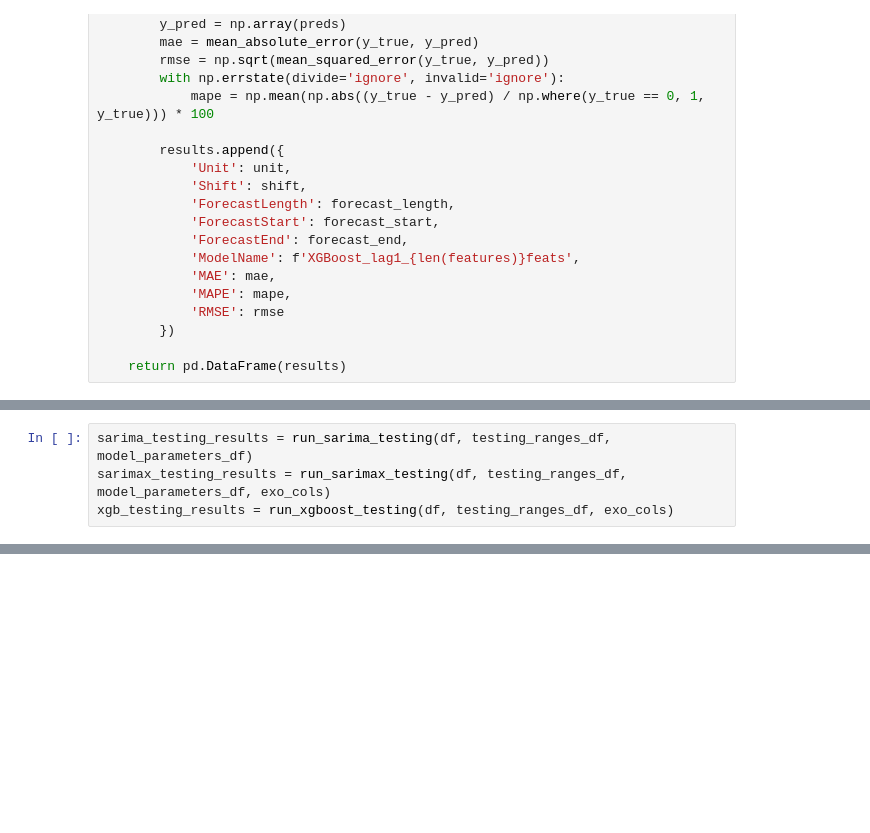
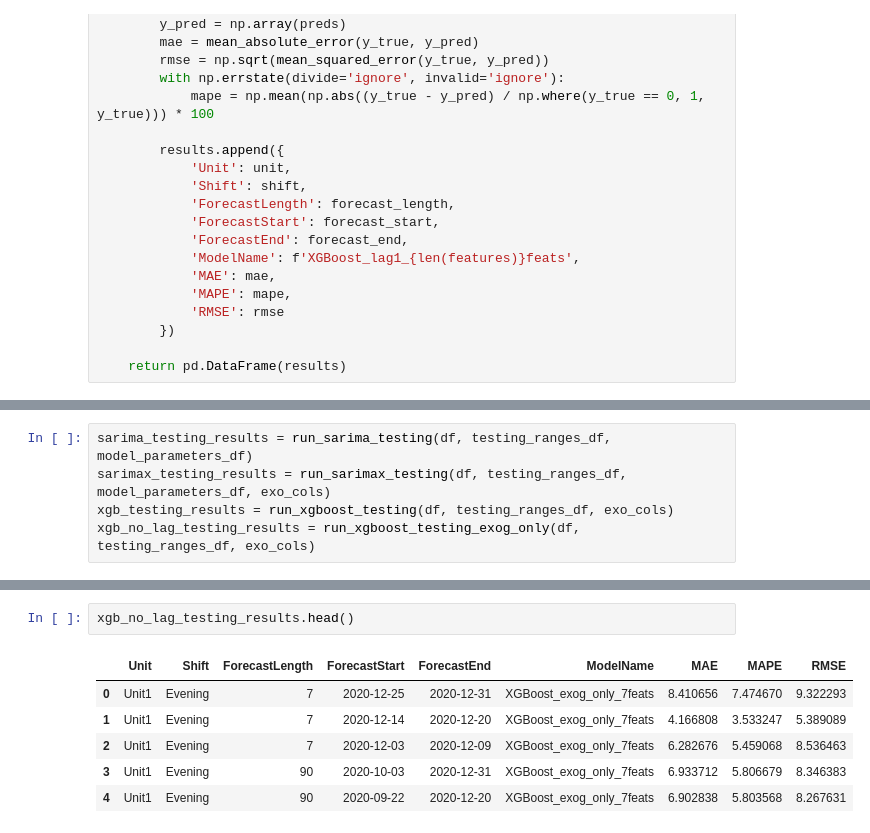
Before and after one commit to tyler-otoole/time-series-playground, a Jupyter notebook: notebooks/auto_model_selection.ipynb, the cells around one changed output, grey strips where cells are left out. Saved outputs shown, nothing was run; the diff lists cells and outputs as text; blank space fills up the shorter version.

Commit message:
added another function to auto-model-selection notebook

```diff
--- a/notebooks/auto_model_selection.ipynb
+++ b/notebooks/auto_model_selection.ipynb
@@ -529,6 +595,7 @@ def run_xgboost_testing(df, testing_date_ranges_df, exo_cols, xgb_params=None):
 sarima_testing_results = run_sarima_testing(df, testing_ranges_df, model_parameters_df)
 sarimax_testing_results = run_sarimax_testing(df, testing_ranges_df, model_parameters_df, exo_cols)
 xgb_testing_results = run_xgboost_testing(df, testing_ranges_df, exo_cols)
+xgb_no_lag_testing_results = run_xgboost_testing_exog_only(df, testing_ranges_df, exo_cols)
 # %%
 sarima_testing_results.head()
 # %% [output]
@@ -558,0 +626,9 @@ xgb_testing_results.head()
+# %%
+xgb_no_lag_testing_results.head()
+# %% [output]
+|  | Unit | Shift | ForecastLength | ForecastStart | ForecastEnd | ModelName | MAE | MAPE | RMSE |
+| 0 | Unit1 | Evening | 7 | 2020-12-25 | 2020-12-31 | XGBoost_exog_only_7feats | 8.410656 | 7.474670 | 9.322293 |
+| 1 | Unit1 | Evening | 7 | 2020-12-14 | 2020-12-20 | XGBoost_exog_only_7feats | 4.166808 | 3.533247 | 5.389089 |
+| 2 | Unit1 | Evening | 7 | 2020-12-03 | 2020-12-09 | XGBoost_exog_only_7feats | 6.282676 | 5.459068 | 8.536463 |
+| 3 | Unit1 | Evening | 90 | 2020-10-03 | 2020-12-31 | XGBoost_exog_only_7feats | 6.933712 | 5.806679 | 8.346383 |
+| 4 | Unit1 | Evening | 90 | 2020-09-22 | 2020-12-20 | XGBoost_exog_only_7feats | 6.902838 | 5.803568 | 8.267631 |
```
Also changed, not shown: parts of 6 cells of this notebook.
